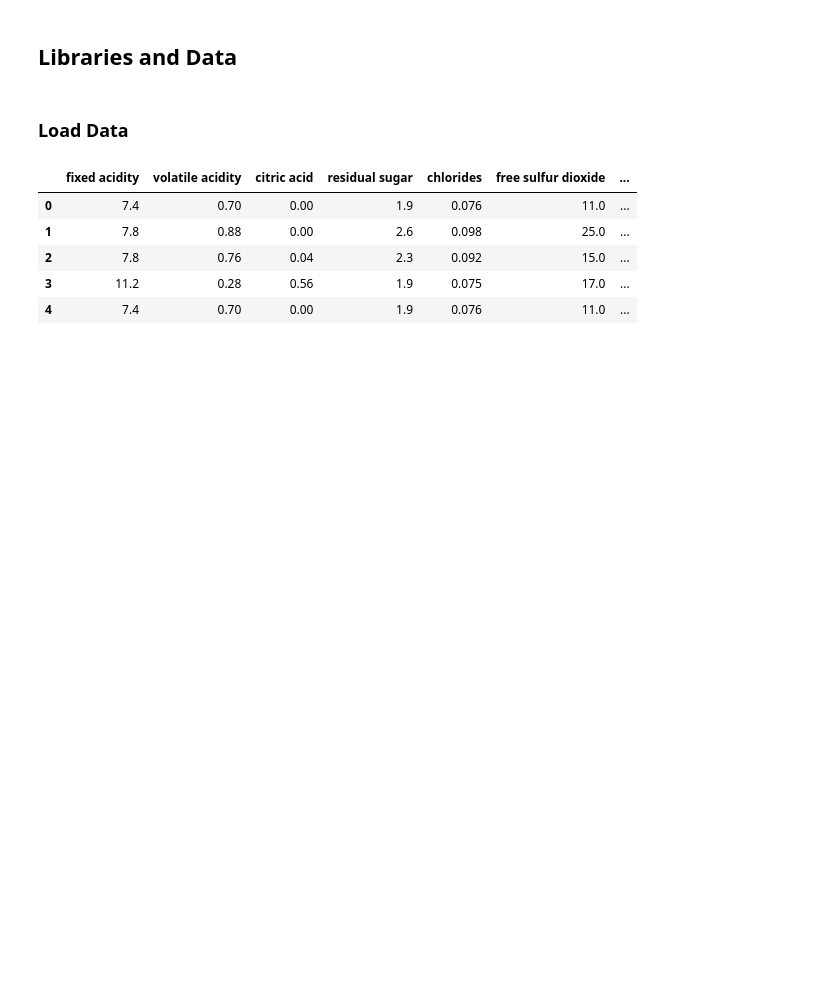
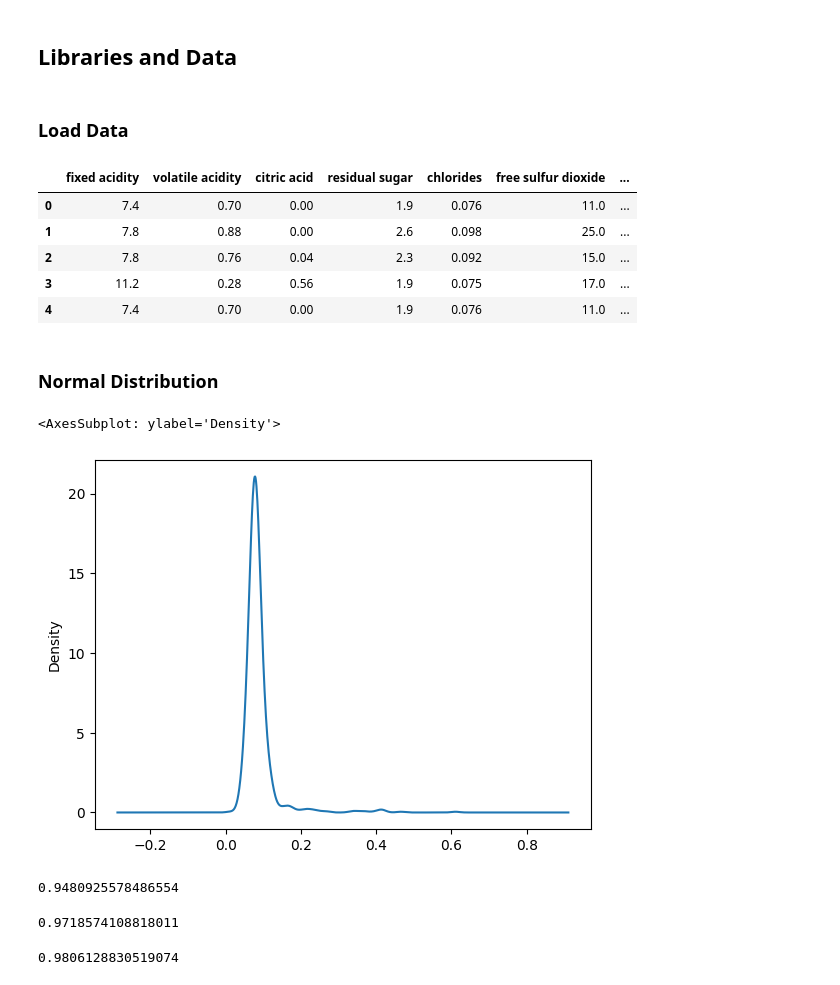
Before and after one commit to kaanakgundogdu/Business-Data-Analytics-Intelligence, a Jupyter notebook: 02-Intermediary-Statistics/Intermediary Statistics.ipynb, the cells around one changed output. Cells and saved outputs as stored; diff of their text form; code cells hidden in the pictures; blank space fills up the shorter version.

```diff
--- a/02-Intermediary-Statistics/Intermediary Statistics.ipynb
+++ b/02-Intermediary-Statistics/Intermediary Statistics.ipynb
@@ -20,3 +20,29 @@ df.head()
 | 2 | 7.8 | 0.76 | 0.04 | 2.3 | 0.092 | 15.0 | ... |
 | 3 | 11.2 | 0.28 | 0.56 | 1.9 | 0.075 | 17.0 | ... |
 | 4 | 7.4 | 0.70 | 0.00 | 1.9 | 0.076 | 11.0 | ... |
+# %% [markdown]
+### Normal Distribution
+# %%
+#  plot chlorides dist.
+df.chlorides.plot.density()
+# %% [output]
+<AxesSubplot: ylabel='Density'>
+[figure, added]
+# %%
+chlorides_std_for_1 = df.loc[((df.chlorides <= df.chlorides.mean() + 1 * df.chlorides.std())
+      & (df.chlorides >= df.chlorides.mean() - 1 * df.chlorides.std()))]
+chlorides_std_for_1.chlorides.count()/df.chlorides.count()
+# %% [output]
+0.9480925578486554
+# %%
+chlorides_std_for_2 = df.loc[((df.chlorides <= df.chlorides.mean() + 2 * df.chlorides.std())
+      & (df.chlorides >= df.chlorides.mean() - 2 * df.chlorides.std()))]
+chlorides_std_for_2.chlorides.count()/df.chlorides.count()
+# %% [output]
+0.9718574108818011
+# %%
+chlorides_std_for_3 = df.loc[((df.chlorides <= df.chlorides.mean() + 3 * df.chlorides.std())
+      & (df.chlorides >= df.chlorides.mean() - 3 * df.chlorides.std()))]
+chlorides_std_for_3.chlorides.count()/df.chlorides.count()
+# %% [output]
+0.9806128830519074
```
Also changed, not shown: parts of 3 cells of this notebook.
